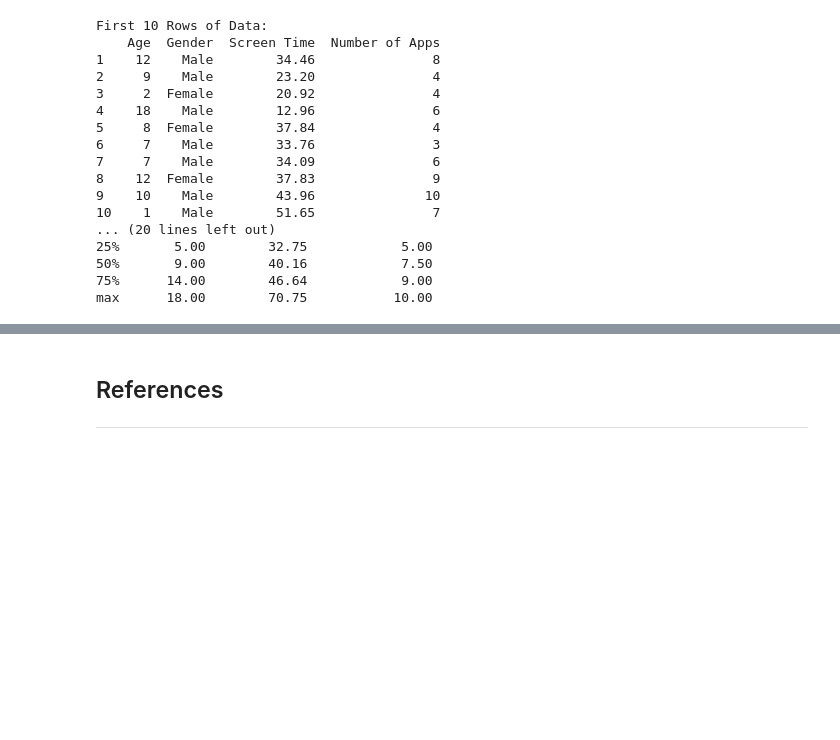
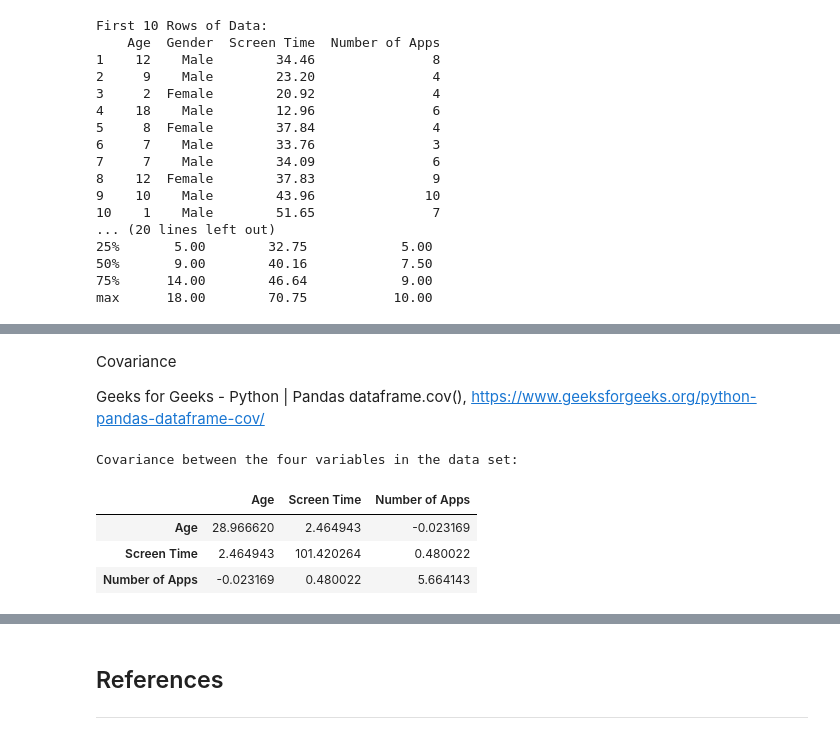
Before and after one commit to JPLee01/Programming_for_Data_Analysis-PRoject, a Jupyter notebook: Programming_for_Data_Analysis-Project.ipynb, the cells around one changed output, grey strips where cells are left out. Saved outputs shown, nothing was run; the diff lists cells and outputs as text; code cells hidden in the pictures; blank space fills up the shorter version.

```diff
--- a/Programming_for_Data_Analysis-Project.ipynb
+++ b/Programming_for_Data_Analysis-Project.ipynb
@@ -401,0 +430,14 @@ b1.corr()
+# %% [markdown]
+Covariance
+
+Geeks for Geeks - Python | Pandas dataframe.cov(), <https://www.geeksforgeeks.org/python-pandas-dataframe-cov/>
+# %%
+#Display the covariance of the four variables in the data set
+print("Covariance between the four variables in the data set:")
+b1.cov()
+# %% [output]
+Covariance between the four variables in the data set:
+|  | Age | Screen Time | Number of Apps |
+| Age | 28.966620 | 2.464943 | -0.023169 |
+| Screen Time | 2.464943 | 101.420264 | 0.480022 |
+| Number of Apps | -0.023169 | 0.480022 | 5.664143 |
```
Also changed, not shown: parts of 26 cells of this notebook.
